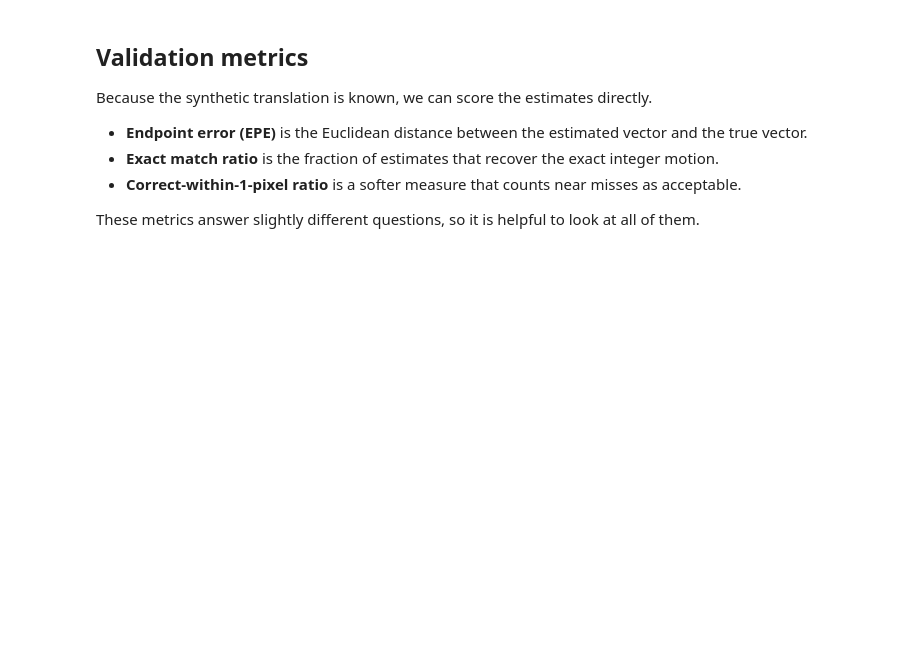
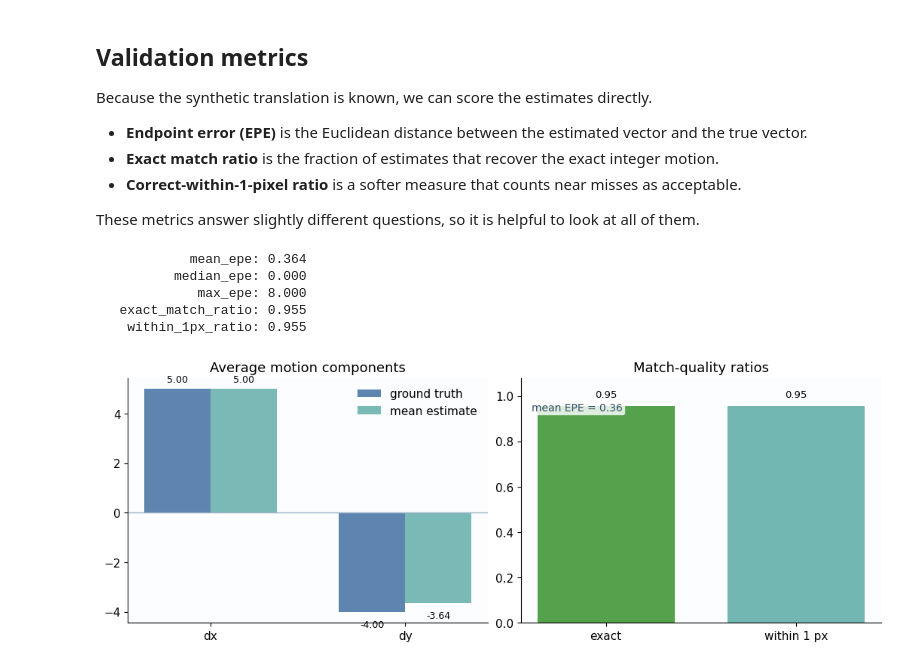
Before and after one commit to iamseba29/eng-ai-agents, a Jupyter notebook: notebooks/CV/2026/spring/final/chapter-46-motion-estimation/index.ipynb, the cells around one changed output. Saved outputs shown, nothing was run; the diff lists cells and outputs as text; code cells hidden in the pictures; blank space fills up the shorter version.

```diff
--- a/notebooks/CV/2026/spring/final/chapter-46-motion-estimation/index.ipynb
+++ b/notebooks/CV/2026/spring/final/chapter-46-motion-estimation/index.ipynb
@@ -346,23 +440,49 @@ These metrics answer slightly different questions, so it is helpful to look at a
 # %%
 metric_names = ["mean_epe", "median_epe", "max_epe", "exact_match_ratio", "within_1px_ratio"]
 for key in metric_names:
     print(f"{key:>20}: {summary[key]:.3f}")
 
-fig, axes = plt.subplots(1, 2, figsize=(9.4, 3.4), constrained_layout=True)
-axes[0].bar(["dx", "dy"], gt_motion, color=["#4c78a8", "#f58518"], alpha=0.9, label="ground truth")
+fig, axes = plt.subplots(1, 2, figsize=(10.4, 3.8), constrained_layout=True)
+labels = ["dx", "dy"]
+x = np.arange(len(labels))
+width = 0.34
 mean_estimate = np.array([
     np.mean([item["dx"] for item in estimates]),
     np.mean([item["dy"] for item in estimates]),
 ])
-axes[0].plot(["dx", "dy"], mean_estimate, marker="o", linewidth=2, color="#1f2933", label="mean estimate")
-axes[0].set_title("Average estimated motion vs ground truth")
-axes[0].legend(frameon=False)
+
+gt_bars = axes[0].bar(x - width / 2, gt_motion, width=width, color="#4c78a8", alpha=0.9, label="ground truth")
+est_bars = axes[0].bar(x + width / 2, mean_estimate, width=width, color="#72b7b2", alpha=0.95, label="mean estimate")
+axes[0].set_xticks(x, labels)
+axes[0].set_title("Average motion components")
+axes[0].legend(frameon=False, loc="upper right")
+axes[0].axhline(0, color="#9fb3c8", linewidth=1.0)
+for bars in [gt_bars, est_bars]:
+    for bar in bars:
+        height = bar.get_height()
+        y_text = height + 0.18 if height >= 0 else height - 0.32
+        va = "bottom" if height >= 0 else "top"
+        axes[0].text(bar.get_x() + bar.get_width() / 2, y_text, f"{height:.2f}", ha="center", va=va, fontsize=9)
 
 ratio_values = [summary["exact_match_ratio"], summary["within_1px_ratio"]]
-axes[1].bar(["exact", "within 1 px"], ratio_values, color=["#54a24b", "#72b7b2"])
-axes[1].set_ylim(0, 1.05)
+ratio_labels = ["exact", "within 1 px"]
+ratio_bars = axes[1].bar(ratio_labels, ratio_values, color=["#54a24b", "#72b7b2"], width=0.72)
+axes[1].set_ylim(0, 1.08)
 axes[1].set_title("Match-quality ratios")
+axes[1].text(0.03, 0.90, f"mean EPE = {summary['mean_epe']:.2f}", transform=axes[1].transAxes,
+             va="top", fontsize=10, color="#334e68",
+             bbox=dict(boxstyle="round,pad=0.22", facecolor="white", edgecolor="none", alpha=0.82))
+for bar, value in zip(ratio_bars, ratio_values):
+    axes[1].text(bar.get_x() + bar.get_width() / 2, value + 0.03, f"{value:.2f}",
+                 ha="center", va="bottom", fontsize=9.5)
 plt.show()
+# %% [output]
+            mean_epe: 0.364
+          median_epe: 0.000
+             max_epe: 8.000
+   exact_match_ratio: 0.955
+    within_1px_ratio: 0.955
+[figure, added]
 # %% [markdown]
 ## Parameter sweeps / analysis
 
```
Also changed, not shown: parts of 28 cells of this notebook.
